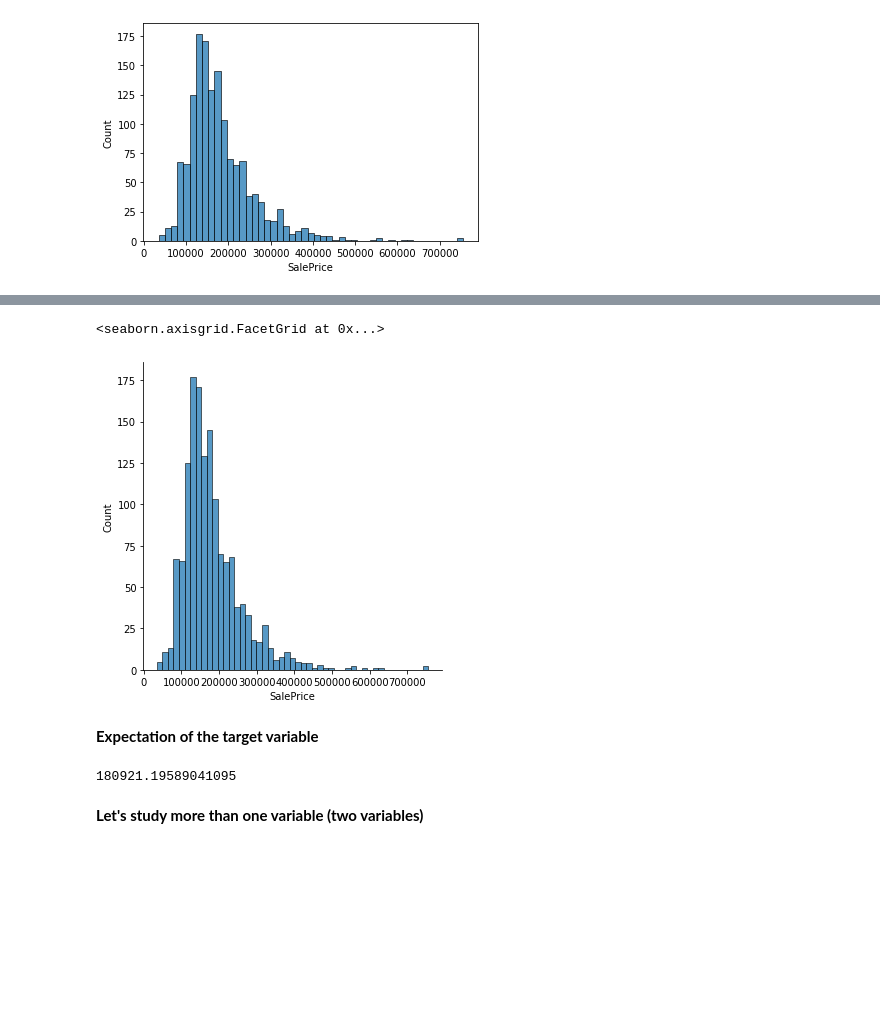
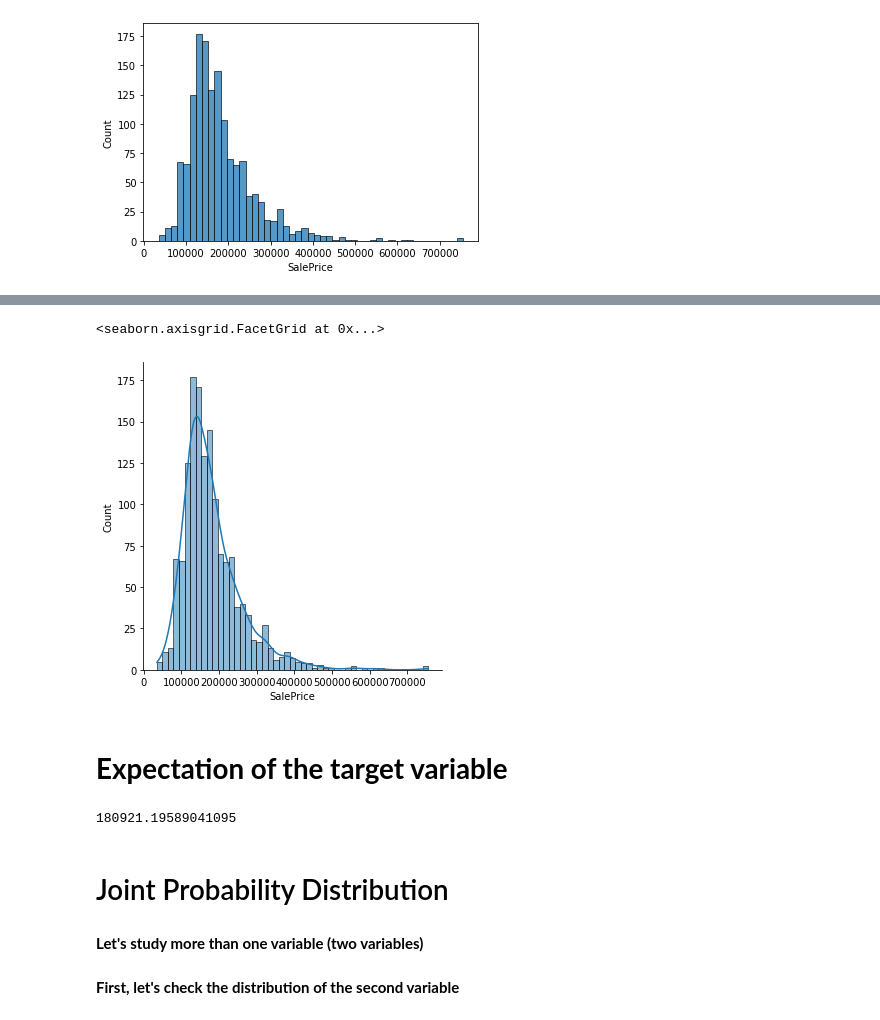
Before and after one commit to mmelshenawy/ML-Concepts, a Jupyter notebook: notebooks/01 - EDA(1).ipynb, the cells around one changed output, grey strips where cells are left out. Drawn from its saved outputs; the diff is of its cells as text; code cells hidden in the pictures; blank space fills up the shorter version.

```diff
--- a/notebooks/01 - EDA(1).ipynb
+++ b/notebooks/01 - EDA(1).ipynb
@@ -75,13 +95,17 @@ sns.histplot(target)
 # %%
-sns.displot(target)
+sns.displot(target, kde=True)
 # %% [output]
 <seaborn.axisgrid.FacetGrid at 0x...>
-[figure, old version]
+[figure, new version]
 # %% [markdown]
-**Expectation of the target variable**
+# **Expectation of the target variable**
 # %%
 target.mean()
 # %% [output]
 180921.19589041095
+# %% [markdown]
+# Joint Probability Distribution
 # %% [markdown]
 **Let's study more than one variable (two variables)**
+# %% [markdown]
+**First, let's check the distribution of the second variable**
```
Also changed, not shown: parts of 18 cells of this notebook.
